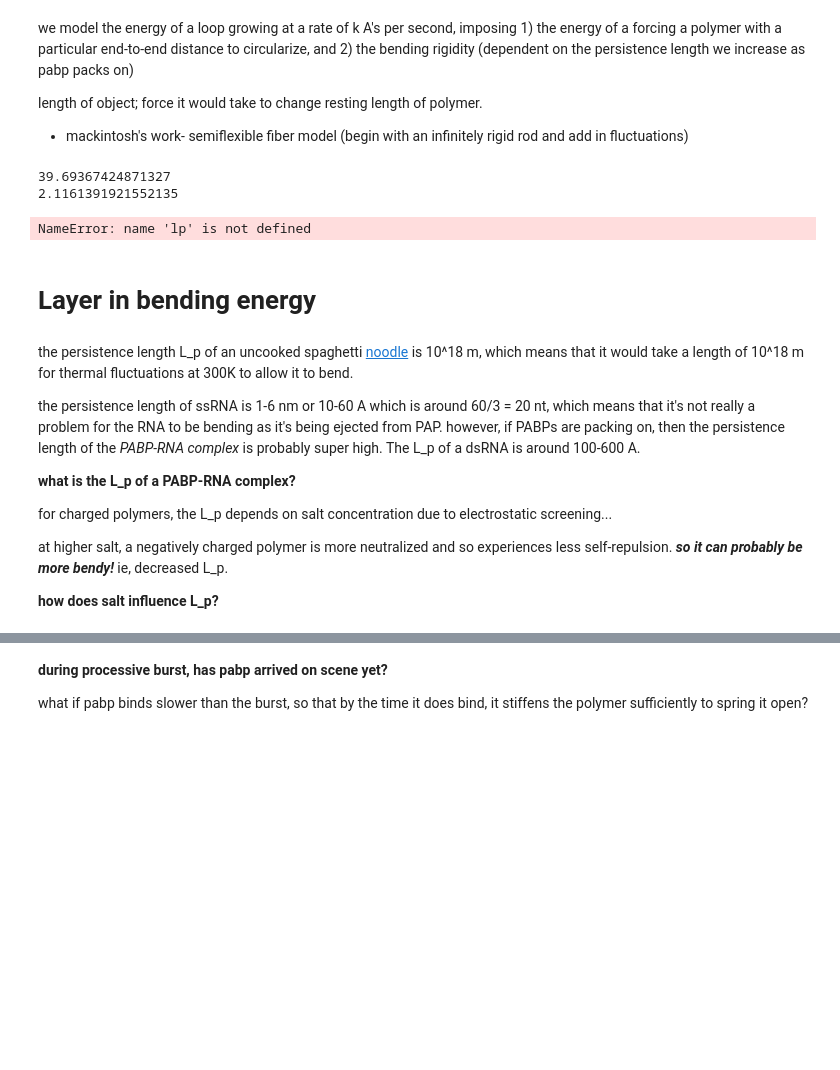
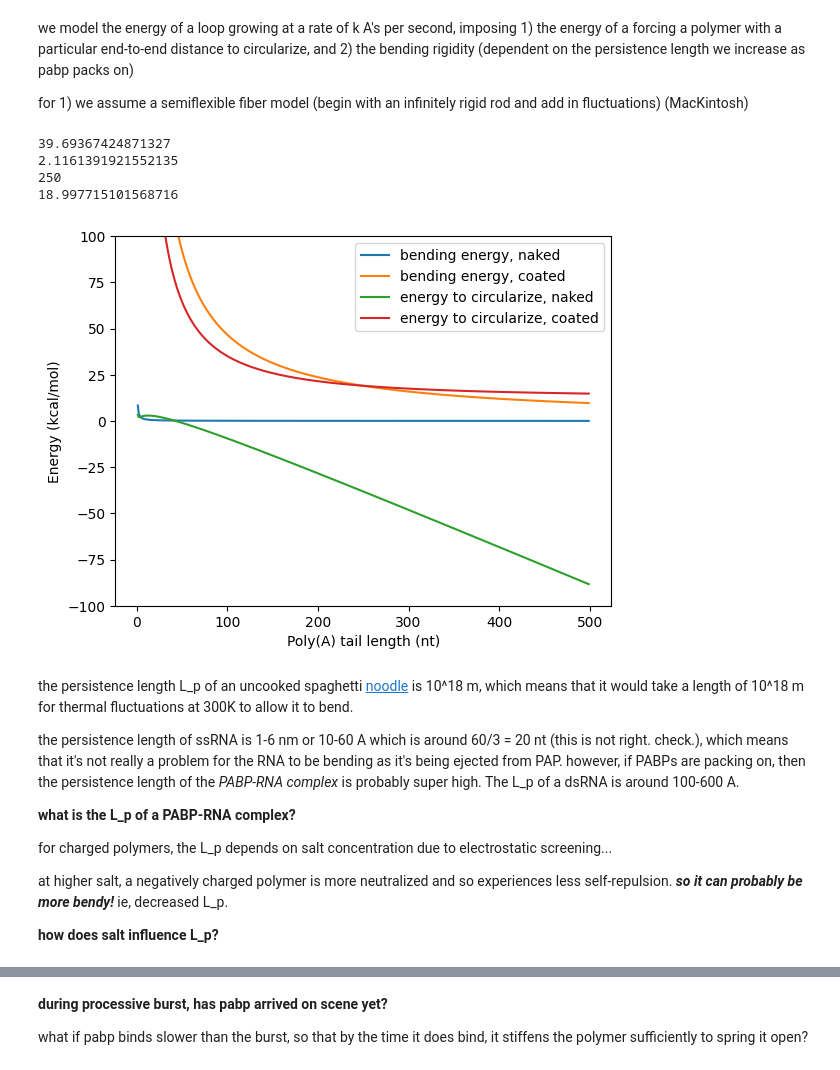
Before and after one commit to cailyx/polyadenylation, a Jupyter notebook: polyadenylation.ipynb, the cells around one changed output, grey strips where cells are left out. Saved outputs shown, nothing was run; the diff lists cells and outputs as text; code cells hidden in the pictures; blank space fills up the shorter version.

Commit message:
E_bend_coated_all = G_loop_coated_all at 250 nt!!

```diff
--- a/polyadenylation.ipynb
+++ b/polyadenylation.ipynb
@@ -3,8 +3,7 @@
 # %% [markdown]
 we model the energy of a loop growing at a rate of k A's per second, imposing 1) the energy of a forcing a polymer with a particular end-to-end distance to circularize, and 2) the bending rigidity (dependent on the persistence length we increase as pabp packs on)
 
-length of object; force it would take to change resting length of polymer.
-* mackintosh's work- semiflexible fiber model (begin with an infinitely rigid rod and add in fluctuations)
+for 1) we assume a semiflexible fiber model (begin with an infinitely rigid rod and add in fluctuations) (MacKintosh)
 # %%
 #goal- energy cost of adding PABPs into a circle.
 
@@ -14,72 +13,100 @@ import matplotlib.pyplot as plt
 #constants
 v_pabp = (0.73e21/6.023e23) * 32750 #nm^3. pabpn1 is ~32.75 kDa.
 r_pabp = (3*v_pabp/4/np.pi)**(1/3) #nm
-print(v_pabp)
+print(v_pabp)  ####cross-check.
 print(r_pabp)
 d_nt = 2.6 + 0.34/2 #nm. nt is ~2.6 nm, distance bw adjacent nt ~0.34 nm.
-num_A = np.arange(0, 700, 1)
+num_A = np.arange(0, 500, 1)
 nt_per_pabp = 11 #pabp(n1) footprint
 
-# v_max_globule = 4/3*np.pi*(10)**3 #r = 10 nm. maybe dont need this
+# v_max_globule = 4/3*np.pi*(10)**3 #r = 10 nm. dont need this for now.
 
 l_p_naked = 2 #persistence length in nm for ssRNA
-stiff_pabp = 400 #some stiffness factor when pabp binds (increasing l_p)
+stiff_pabp = 1000 #some stiffness factor when pabp binds (increasing l_p)
 l_p_coated = l_p_naked + stiff_pabp
 
 #now update the l_p's to consider electrostatic screening.
 salt_conc = np.arange(0.01, 0.3, 0.01)
 for n in salt_conc:
   salt = n
   debye_length = 0.304 / np.sqrt(salt)
       ################not finished!
 
-E_bend_naked_all = []
-E_bend_coated_all = []
-E_S_naked_all = [] ###S for entropy.
-E_S_coated_all = []
+E_binding_all = [] #to collect gains from pabp binding.
+E_bend_naked_all = [] #to consider first bending E of naked polya
+E_bend_coated_all = [] #bending E of polya coated in pabp.
+G_loop_naked_all = []  #energy of circularizing a naked polya... not too bad
+G_loop_coated_all = [] #energy of circularizing a pabp-coated polya...
 
 for n in num_A:
   length_polya = n*d_nt #this is simply the circumference 2pi*r, so
   r = length_polya/2/np.pi
 
+  ##enthalpic gains of PABP binding.
+  energy_per_pabp = -5
+  num_pabp = n/nt_per_pabp
+  E_binding = energy_per_pabp*num_pabp
+  E_binding_all.append(E_binding)
+
   ##bending energy will drop since r is increasing..
   bend_stiff_n = l_p_naked*4.1 #(k_B)*T = 4.1 pN nm at RT, the bending rigidity.
-  E_bend_naked = ((np.pi*bend_stiff_n)/r)*0.143 #we approx. as pi*kappa/r. see histone-wrapped DNA example.
+  E_bend_naked = ((np.pi*bend_stiff_n)/r)*0.143 #we approx. as pi*kappa/r.
+      ####see histone-wrapped DNA example!
       #the *0.143 is to convert pN*nm to kcal/mol.
   E_bend_naked_all.append(E_bend_naked)
 
-  bend_stiff_c = l_p_coated*4.1 + 20*n #factor in slight PABP cooperativity that "worsens" the stiffen even more.
-        ###improve..
+  bend_stiff_c = l_p_coated*4.1 + (100*np.log(n+1)) #factor in slight PABP cooperativity that "worsens" the stiffen even more.
+        #####kind of arbitrary. improve.
   E_bend_coated = ((np.pi*bend_stiff_c)/r)*0.143
   E_bend_coated_all.append(E_bend_coated)
 
   ##at the same time, we incur an entropic cost of bringing the ends together of an increasingly long chain:
       ##probability that the 2 ends find each other scales with length_polya**(-3/2).
   kbT = 0.616 #kcal/mol
-  ratio = length_polya/l_p_naked
-  W_0 = (1 / lp**3) * (89.6 / lam**5) * np.exp(-14.05 / lam + 0.246 * lam)
+  lam_naked = length_polya/l_p_naked
+  W_0 = (1 / l_p_naked**3) * (89.6 / lam_naked**5) * np.exp(-14.05 / lam_naked + 0.246 * lam_naked)
         #######shimada-yamakawa approx.
-  dG = -kbT * ln(W(0)*v_pabp)
-  E_S_naked = 1.5 * kbT * np.log(length_polya*l_p_naked)
-  E_S_naked_all.append(E_S_naked)
+  p_loop_naked = W_0 * v_pabp ##unitless probability
+  G_loop_naked = -kbT * np.log(p_loop_naked)
+  G_loop_naked_all.append(G_loop_naked)
+
+  lam_coated = length_polya/l_p_coated
+  W_0 = (1 / l_p_coated**3) * (89.6 / lam_coated**5) * np.exp(-14.05 / lam_coated + 0.246 * lam_coated)
+  p_loop_coated = W_0 * v_pabp
+  G_loop_coated = -kbT * np.log(p_loop_coated)
+  G_loop_coated_all.append(G_loop_coated)
 
 plt.figure()
-plt.plot(num_A, E_bend_naked_all, label = 'naked')
-plt.plot(num_A, E_bend_coated_all, label = 'coated')
+plt.plot(num_A, E_bend_naked_all, label = 'bending energy, naked')
+plt.plot(num_A, E_bend_coated_all, label = 'bending energy, coated')
+plt.plot(num_A, G_loop_naked_all, label = 'energy to circularize, naked')
+plt.plot(num_A, G_loop_coated_all, label = 'energy to circularize, coated')
 plt.legend()
-plt.xlabel('number of A')
-plt.ylabel('energy (kcal/mol)')
+plt.xlabel('Poly(A) tail length (nt)')
+plt.ylabel('Energy (kcal/mol)')
+plt.ylim(-100,100)
+
+#find where the coated-polya bending energy equals its energy of circularizing
+E_bend_coated_all = np.array(E_bend_coated_all)
+G_loop_coated_all = np.array(G_loop_coated_all)
+start_index = 50
+diff = np.abs(E_bend_coated_all[start_index:]- G_loop_coated_all[start_index:])
+idx = np.argmin(diff) + start_index
+n_intersection = num_A[idx]
+energy_at_intersection = E_bend_coated_all[idx]
+print(n_intersection)
+print(energy_at_intersection)
 # %% [output]
 39.69367424871327
 2.1161391921552135
+250
+18.997715101568716
-NameError: name 'lp' is not defined
+[figure, added]
-# %% [markdown]
-# Layer in bending energy
 # %% [markdown]
 
 the persistence length L_p of an uncooked spaghetti [noodle](https://en.wikipedia.org/wiki/Persistence_length) is 10^18 m, which means that it would take a length of 10^18 m for thermal fluctuations at 300K to allow it to bend.
 
-the persistence length of ssRNA is 1-6 nm or 10-60 A which is around 60/3 = 20 nt, which means that it's not really a problem for the RNA to be bending as it's being ejected from PAP. however, if PABPs are packing on, then the persistence length of the *PABP-RNA complex* is probably super high. The L_p of a dsRNA is around 100-600 A.
+the persistence length of ssRNA is 1-6 nm or 10-60 A which is around 60/3 = 20 nt (this is not right. check.), which means that it's not really a problem for the RNA to be bending as it's being ejected from PAP. however, if PABPs are packing on, then the persistence length of the *PABP-RNA complex* is probably super high. The L_p of a dsRNA is around 100-600 A.
 
 **what is the L_p of a PABP-RNA complex?**
 
```
Also changed, not shown: parts of 1 cell of this notebook.
